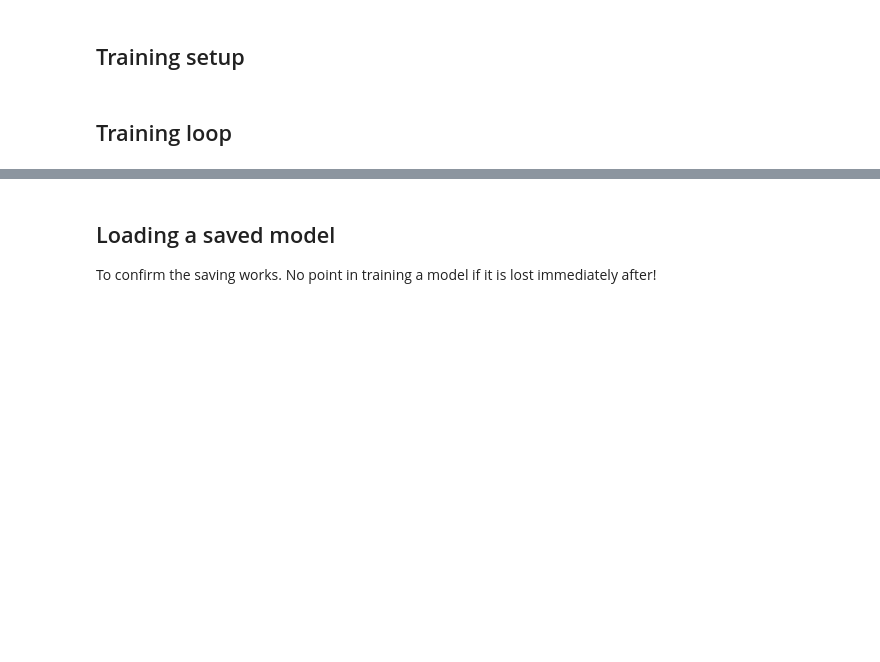
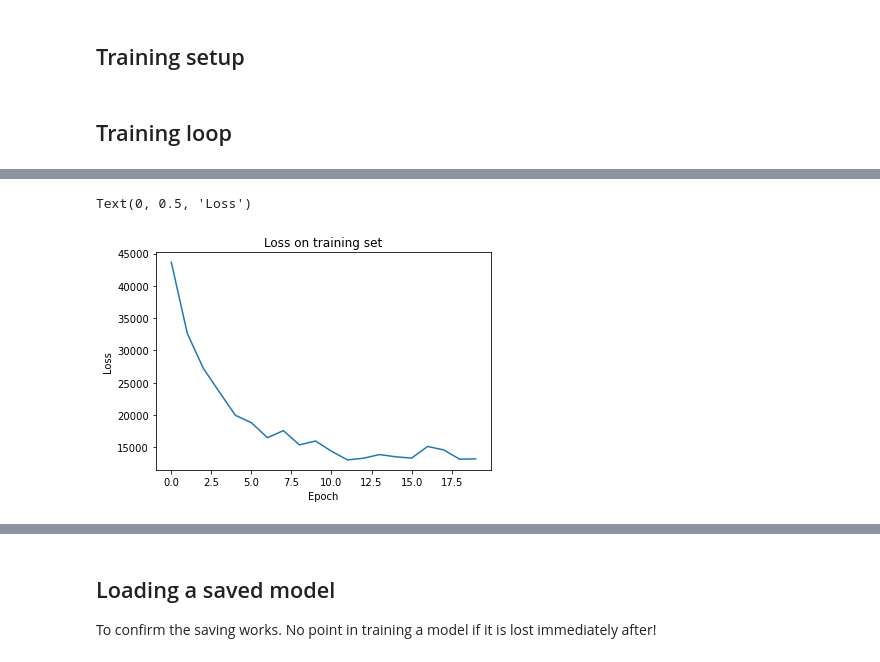
Before and after one commit to Nifrec/nenwin, a Jupyter notebook: nenwin/banknote_dataset/train_on_banknote.ipynb, the cells around one changed output, grey strips where cells are left out. Drawn from its saved outputs; the diff is of its cells as text; code cells hidden in the pictures; blank space fills up the shorter version.

```diff
--- a/nenwin/banknote_dataset/train_on_banknote.ipynb
+++ b/nenwin/banknote_dataset/train_on_banknote.ipynb
@@ -124,3 +132,11 @@ stats.train_losses
+# %%
+plt.plot(stats.train_losses, label="Training set")
+plt.title("Loss on training set")
+plt.xlabel("Epoch")
+plt.ylabel("Loss")
+# %% [output]
+Text(0, 0.5, 'Loss')
+[figure, added]
 # %%
 stats.validation_accuracies
 # %% [output]
```
Also changed, not shown: parts of 7 cells of this notebook.
